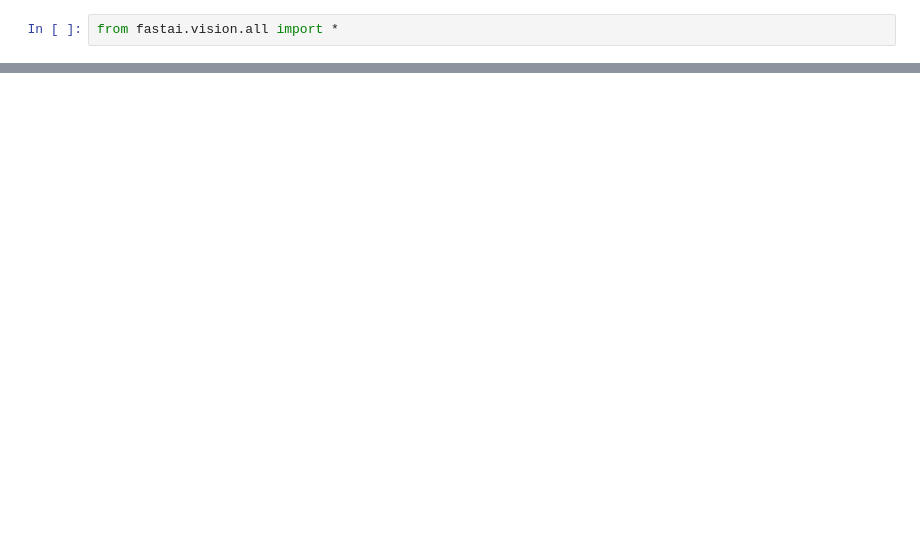
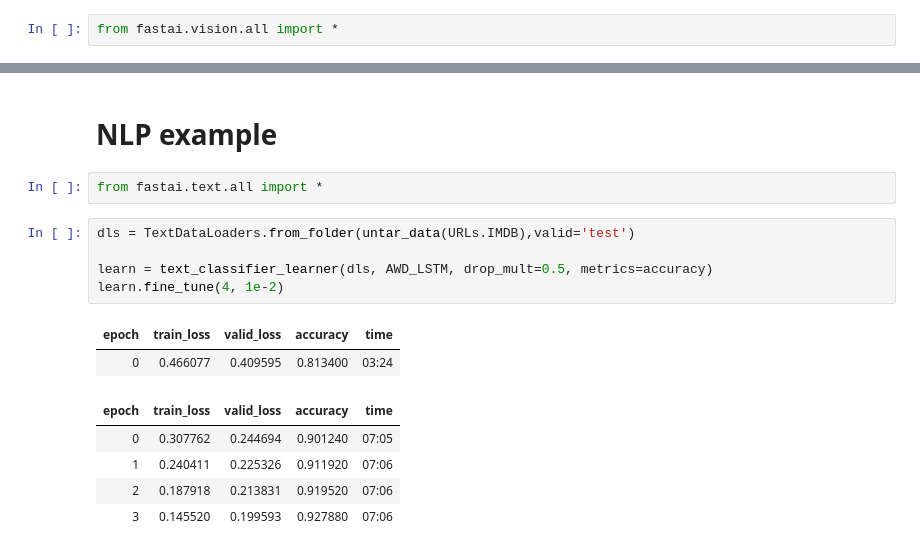
Before and after one commit to manjunathsirur1994/fastai_notebook, a Jupyter notebook: fastai_notebook.ipynb, the cells around one changed output, grey strips where cells are left out. Drawn from its saved outputs; the diff is of its cells as text; blank space fills up the shorter version.

Commit message:
Kaggle Notebook | fastai_chapter01 | Version 1

```diff
--- a/fastai_notebook.ipynb
+++ b/fastai_notebook.ipynb
@@ -20,0 +79,17 @@ from fastai.vision.all import *
+# %% [markdown]
+# **NLP example**
+# %%
+from fastai.text.all import *
+# %%
+dls = TextDataLoaders.from_folder(untar_data(URLs.IMDB),valid='test')
+
+learn = text_classifier_learner(dls, AWD_LSTM, drop_mult=0.5, metrics=accuracy)
+learn.fine_tune(4, 1e-2)
+# %% [output]
+| epoch | train_loss | valid_loss | accuracy | time |
+| 0 | 0.466077 | 0.409595 | 0.813400 | 03:24 |
+| epoch | train_loss | valid_loss | accuracy | time |
+| 0 | 0.307762 | 0.244694 | 0.901240 | 07:05 |
+| 1 | 0.240411 | 0.225326 | 0.911920 | 07:06 |
+| 2 | 0.187918 | 0.213831 | 0.919520 | 07:06 |
+| 3 | 0.145520 | 0.199593 | 0.927880 | 07:06 |
```
Also changed, not shown: parts of 19 cells of this notebook.
